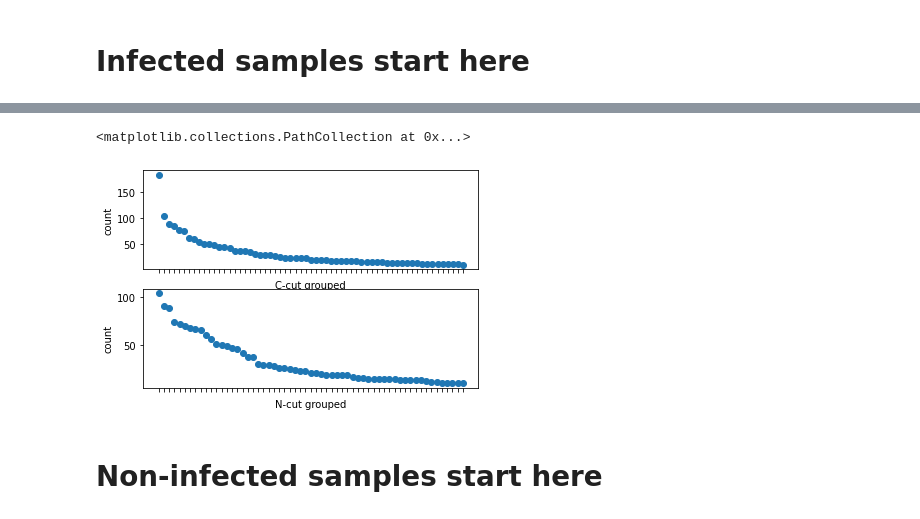
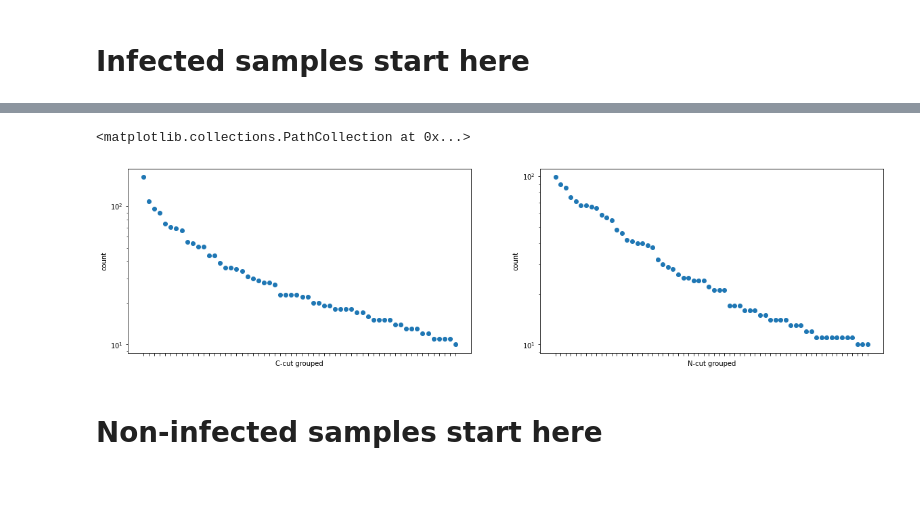
Before and after one commit to ErikHartman/peptidomic_py, a Jupyter notebook: analysis_erik.ipynb, the cells around one changed output, grey strips where cells are left out. Saved outputs shown, nothing was run; the diff lists cells and outputs as text; code cells hidden in the pictures; blank space fills up the shorter version.

```diff
--- a/analysis_erik.ipynb
+++ b/analysis_erik.ipynb
@@ -14,8 +14,17 @@ files_xlsx = [f for f in files if f[-4:] == 'xlsx']
 df = pd.DataFrame()
 for file in files_xlsx:
     data = pd.read_excel(mapp+ '/' +file, 'peptide')
+    print("Number of modified peptides in "+file+" "+str(len(data.index)))
+    data['Peptide']=data['Peptide'].str.replace('[^a-zA-Z]','')
+    data['count']=1
+    data = data.groupby(['Peptide','Accession'], as_index=False).sum()
+    data['Mass']=data['Mass']/data['count']
+    data['Length']=data['Length']/data['count']
+    data['RT']=data['RT']/data['count']
+    print("Number of un-modified peptides in "+file+" "+str(len(data.index)))
     df = df.append(data)  # appends all data
 
+total_number_of_peptides=len(df.index)
 df = df.loc[(df['#Feature'] >= 4)] # sorts out if feature<4
 df['count'] = 1
 df = df.groupby(['Accession','Peptide']).sum()
@@ -30,5 +39,7 @@ df = df.sort_values(['count','#Feature'], ascending=False)
 
 print("Average length: "+str(df['Length'].mean()))
 print("Average mass: "+str(df['Mass'].mean()))
+print("Total number of peptides: "+str(total_number_of_peptides))
+print("Number of peptides with feature>=4: "+str(len(df.index))+", in percent: "+str(100*(len(df.index))/(total_number_of_peptides))+" %")
 df.head()
 # %% [output]
@@ -222,8 +290,17 @@ files_xlsx = [f for f in files if f[-4:] == 'xlsx']
 df = pd.DataFrame()
 for file in files_xlsx:
     data = pd.read_excel(mapp+ '/' +file, 'peptide')
+    print("Number of modified peptides in "+file+" "+str(len(data.index)))
+    data['Peptide']=data['Peptide'].str.replace('[^a-zA-Z]','')
+    data['count']=1
+    data = data.groupby(['Peptide','Accession'], as_index=False).sum()
+    data['Mass']=data['Mass']/data['count']
+    data['Length']=data['Length']/data['count']
+    data['RT']=data['RT']/data['count']
+    print("Number of un-modified peptides in "+file+" "+str(len(data.index)))
     df = df.append(data)  # appends all data
 
+total_number_of_peptides=total_number_of_peptides=len(df.index)
 df = df.loc[(df['#Feature'] >= 4)] # sorts out if feature<4
 df['count'] = 1
 df = df.groupby(['Accession','Peptide']).sum()
@@ -235,8 +312,10 @@ df['Mass']=df['Mass']/df['count']
 df['Length']=df['Length']/df['count']
 df['RT']=df['RT']/df['count']
 df = df.sort_values(['count','#Feature'], ascending=False)
-
 print("Average length: "+str(df['Length'].mean()))
 print("Average mass: "+str(df['Mass'].mean()))
-df
+print("Total number of peptides: "+str(total_number_of_peptides))
+print("Number of peptides with feature>=4: "+str(len(df.index))+", in percent: "+str(100*(len(df.index))/(total_number_of_peptides))+" %")
+print(get_letter_frequency(df['Peptide']))
+df.head()
 # %% [output]
@@ -332,10 +420,6 @@ df_N['N-grouped']=group(df_N.index) #creates column of N-grouped based on index,
 
 df_N=df_N.groupby(['N-grouped']).sum() #groups by N-grouped instead
 
-df_N['Mass']=df_N['Mass']/df_N['count'] #this is fucked
-df_N['Length']=df_N['Length']/df_N['count']
-df_N['RT']=df_N['RT']/df_N['count']
-
 df_N=df_N.sort_values(['count','#Feature'], ascending=False) #sorts the grouped index on count and feature
 
 df_C = df.groupby(['Accession','C-cut']).sum()
@@ -345,11 +429,8 @@ df_C['C-grouped']=group(df_C.index)
 
 df_C=df_C.groupby(['C-grouped']).sum()
 
-df_C['Mass']=df_C['Mass']/df_C['count']
-df_C['Length']=df_C['Length']/df_C['count']
-df_C['RT']=df_C['RT']/df_C['count']
 
 df_C=df_C.sort_values(['count','#Feature'], ascending=False)
-df_N
+df_C
 # %% [output]
 |  | Mass | Length | RT | #Feature | #Feature Sample 31 | #Feature Sample 34 | #Feature Sample 39 | ... |
@@ -369,19 +450,21 @@ df_N
 # %%
 #These graphs show how the variation of N/C-GROUPS vary in a sample. As seen, it's not linear but exponential.
 df_N = df_N.loc[(df_N['count'] >= 10)]
 df_C = df_C.loc[(df_C['count'] >= 10)]
-fig, ax = plt.subplots(2)
+fig, ax = plt.subplots(1,2, figsize=(20,5))
+ax[1].set_yscale('log')
+ax[0].set_yscale('log')
 ax[1].set_xticklabels([])
 ax[0].set_xticklabels([])
 ax[0].set_xlabel('C-cut grouped')
 ax[1].set_xlabel('N-cut grouped')
 ax[0].set_ylabel('count')
 ax[1].set_ylabel('count')
 ax[1].scatter(df_N.index, df_N['count']) #row=0, col=0
 ax[0].scatter(df_C.index, df_C['count']) #row=1, col=0
 # %% [output]
 <matplotlib.collections.PathCollection at 0x...>
-[figure, old version]
+[figure, new version]
 # %% [markdown]
 # Non-infected samples start here
 # %%
```
Also changed, not shown: parts of 21 cells of this notebook, 1 other file.
